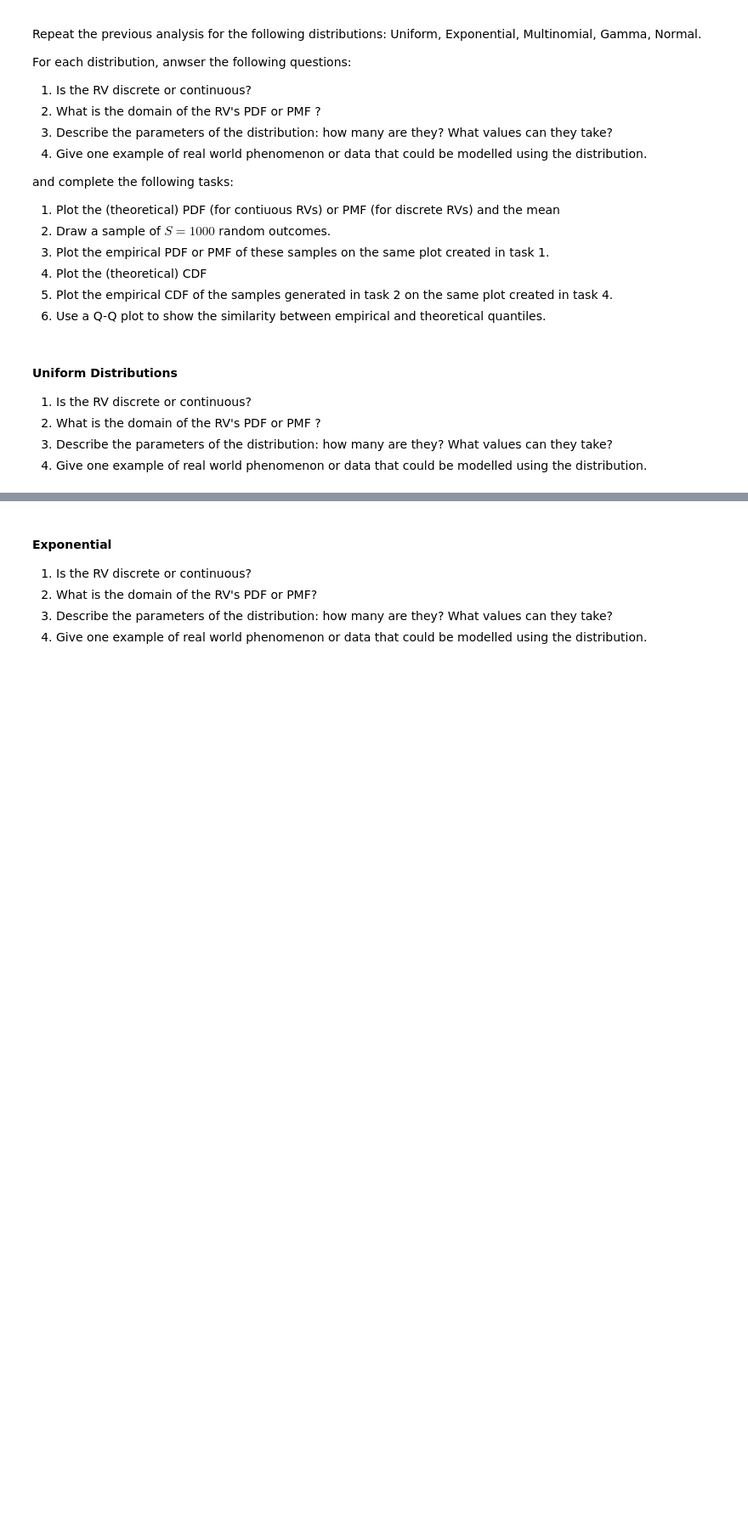
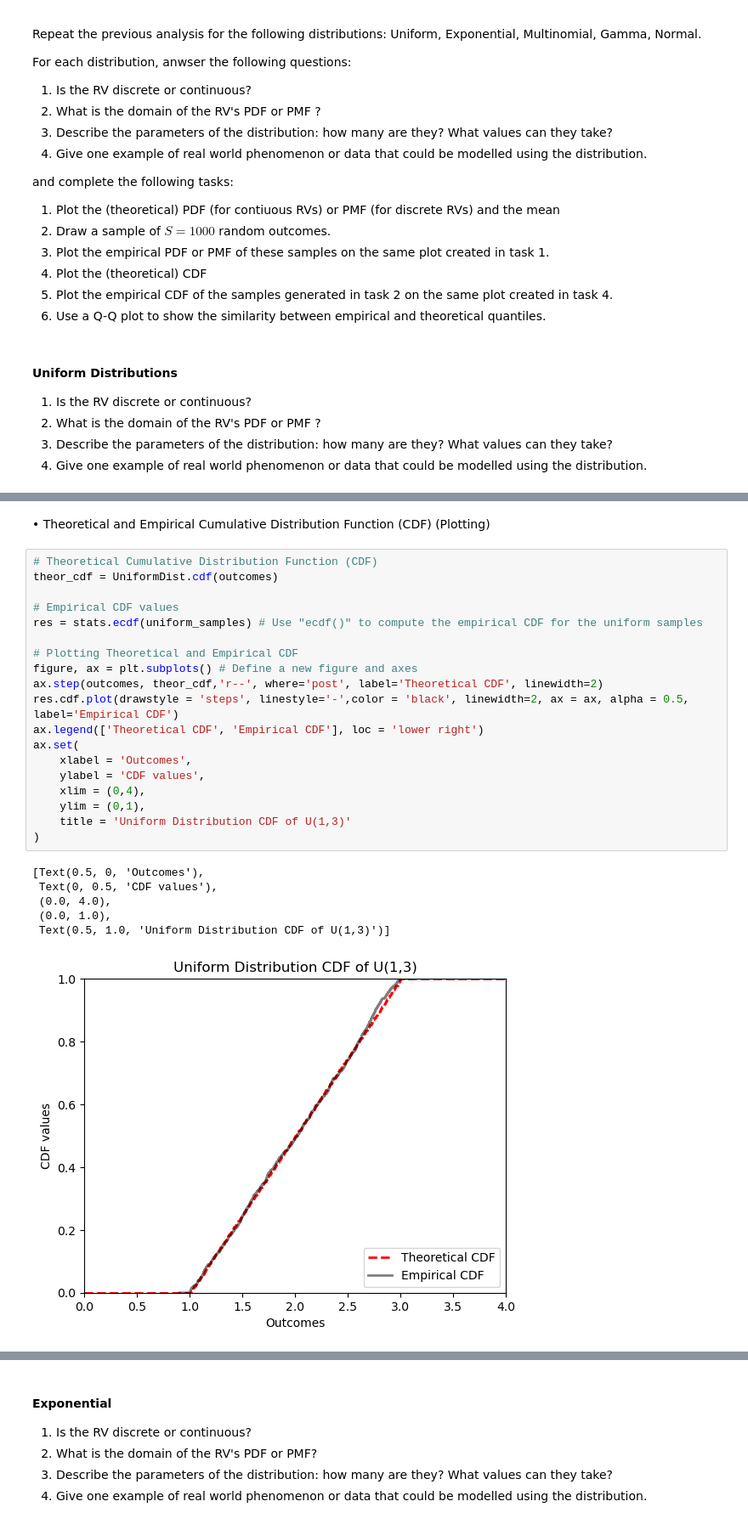
Before and after one commit to Hongze200532/Data-Science, a Jupyter notebook: Applied Statcis_Week 7/worksheet01.ipynb, the cells around one changed output, grey strips where cells are left out. Shown at 85% size. Cells and saved outputs as stored; diff of their text form; blank space fills up the shorter version.

```diff
--- a/Applied Statcis_Week 7/worksheet01.ipynb
+++ b/Applied Statcis_Week 7/worksheet01.ipynb
@@ -280,0 +325,28 @@ and complete the following tasks:
+# %% [markdown]
+• Theoretical and Empirical Cumulative Distribution Function (CDF) (Plotting)
+# %%
+# Theoretical Cumulative Distribution Function (CDF)
+theor_cdf = UniformDist.cdf(outcomes)
+
+# Empirical CDF values
+res = stats.ecdf(uniform_samples) # Use "ecdf()" to compute the empirical CDF for the uniform samples
+
+# Plotting Theoretical and Empirical CDF
+figure, ax = plt.subplots() # Define a new figure and axes
+ax.step(outcomes, theor_cdf,'r--', where='post', label='Theoretical CDF', linewidth=2)
+res.cdf.plot(drawstyle = 'steps', linestyle='-',color = 'black', linewidth=2, ax = ax, alpha = 0.5, label='Empirical CDF')
+ax.legend(['Theoretical CDF', 'Empirical CDF'], loc = 'lower right')
+ax.set(
+    xlabel = 'Outcomes',
+    ylabel = 'CDF values',
+    xlim = (0,4),
+    ylim = (0,1),
+    title = 'Uniform Distribution CDF of U(1,3)'
+)
+# %% [output]
+[Text(0.5, 0, 'Outcomes'),
+ Text(0, 0.5, 'CDF values'),
+ (0.0, 4.0),
+ (0.0, 1.0),
+ Text(0.5, 1.0, 'Uniform Distribution CDF of U(1,3)')]
+[figure, added]
```
Also changed, not shown: parts of 33 cells of this notebook.
